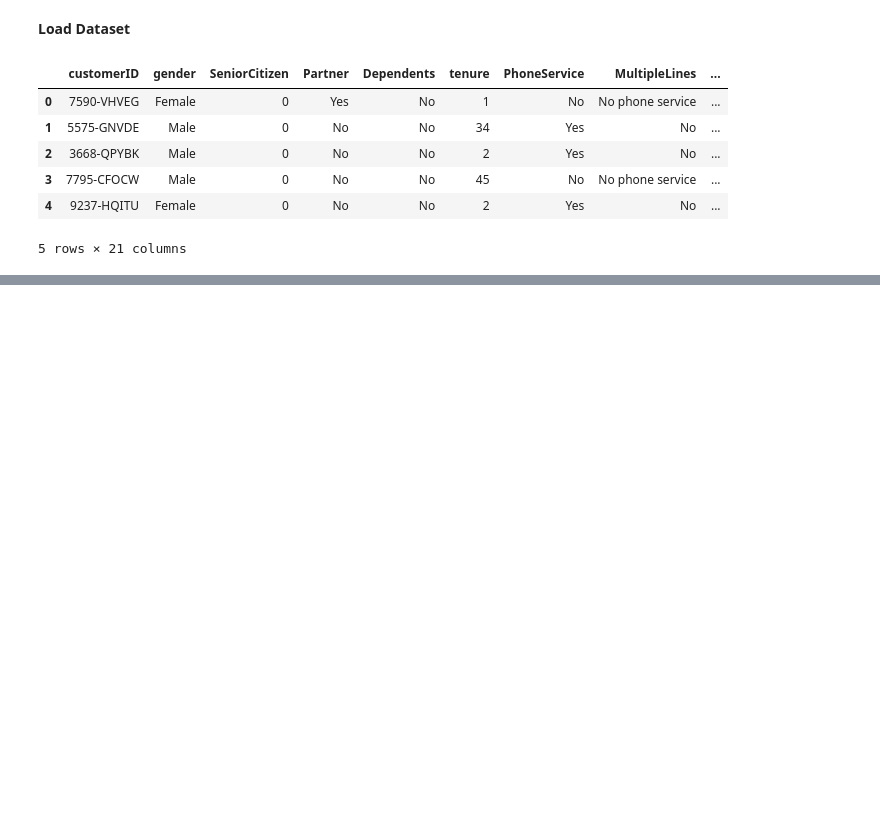
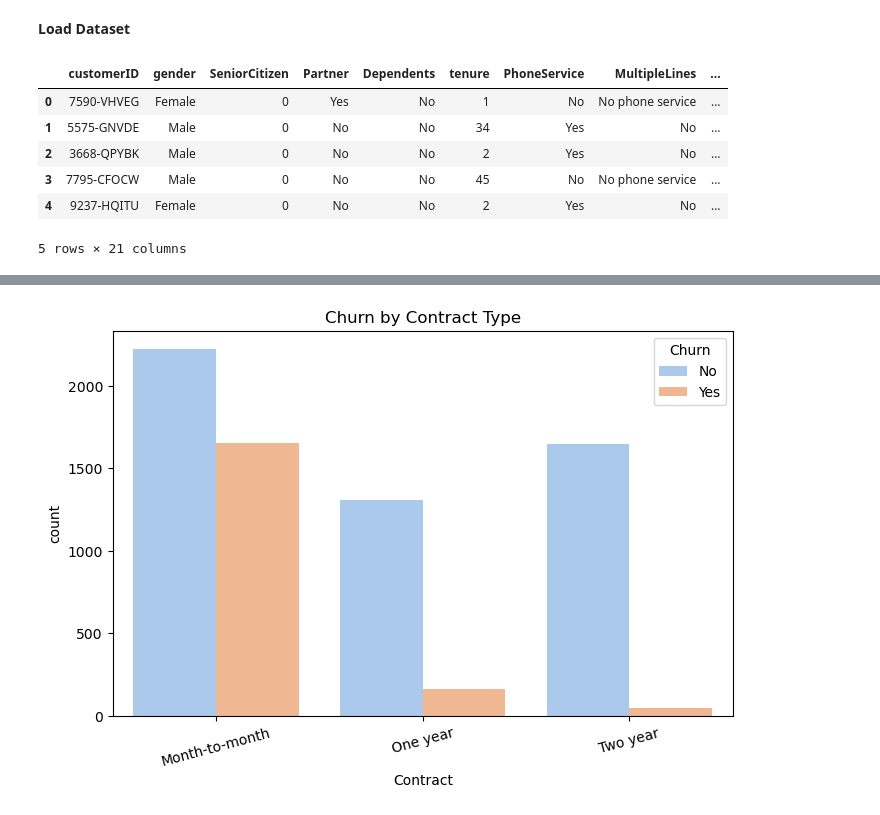
Before and after one commit to Prajwal518/Customer_Churn, a Jupyter notebook: Main.ipynb, the cells around one changed output, grey strips where cells are left out. Saved outputs shown, nothing was run; the diff lists cells and outputs as text; code cells hidden in the pictures; blank space fills up the shorter version.

```diff
--- a/Main.ipynb
+++ b/Main.ipynb
@@ -39,0 +99,9 @@ df['TotalCharges'] = pd.to_numeric(df['TotalCharges'], errors='coerce')
+# %%
+#Churn rate across contract type
+plt.figure(figsize=(8,5))
+sns.countplot(data=df, x='Contract', hue='Churn', palette='pastel')
+plt.title('Churn by Contract Type')
+plt.xticks(rotation=15)
+plt.show()
+# %% [output]
+[figure, added]
```
Also changed, not shown: parts of 10 cells of this notebook.
